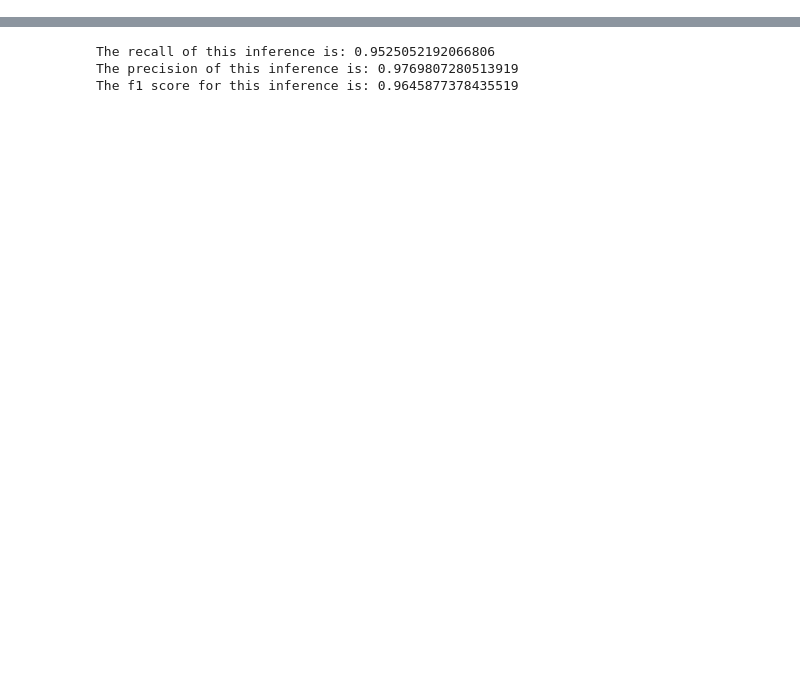
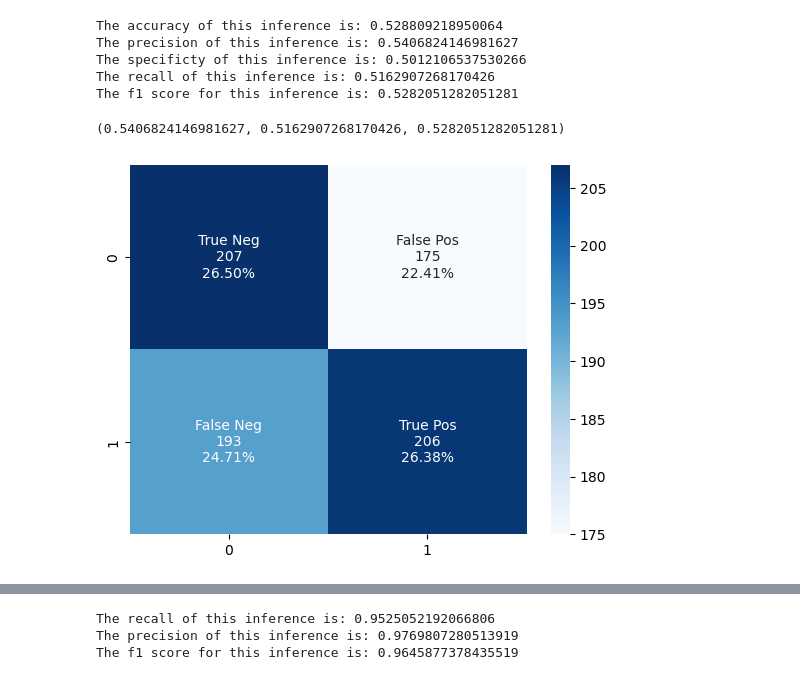
Before and after one commit to Luke-zm/DSI_Proj, a Jupyter notebook: project_3/code/modelling.ipynb, the cells around one changed output, grey strips where cells are left out. Drawn from its saved outputs; the diff is of its cells as text; code cells hidden in the pictures; blank space fills up the shorter version.

```diff
--- a/project_3/code/modelling.ipynb
+++ b/project_3/code/modelling.ipynb
@@ -39,0 +106,23 @@ df.head()
+# %%
+def metrics_for_model(y_true, y_pred):
+    '''find the relavent metrics from confusion metrics
+    arg:
+        y_true: true value for y
+        y_pred: predicted value for y
+    out:
+        pre: precison score
+        rec: recall score
+        f1: f1 socre
+    '''
+    tn, fp, fn, tp =confusion_matrix(y_true, y_pred).ravel()
+    acc = (tp+tn)/(tp+fp+tn+fn)
+    pre = tp/(tp+fp)
+    sp = tn/(tn+tp)
+    rec = tp/(tp+fn)
+    f1 = 2*(pre*rec)/(pre+rec)
+    print(f"The accuracy of this inference is: {acc}")
+    print(f"The precision of this inference is: {pre}")
+    print(f"The specificty of this inference is: {sp}")
+    print(f"The recall of this inference is: {rec}")
+    print(f"The f1 score for this inference is: {f1}")
+    return pre, rec, f1
@@ -39,0 +132,14 @@ df.head()
+# %%
+base_line = BaseLineModel(X_train, y_train)
+y_pred_base = base_line.predict(X_test)
+# %%
+print_confusion_matrix(y_test, y_pred_base);
+metrics_for_model(y_test, y_pred_base)
+# %% [output]
+The accuracy of this inference is: 0.528809218950064
+The precision of this inference is: 0.5406824146981627
+The specificty of this inference is: 0.5012106537530266
+The recall of this inference is: 0.5162907268170426
+The f1 score for this inference is: 0.5282051282051281
+(0.5406824146981627, 0.5162907268170426, 0.5282051282051281)
+[figure, added]
```
Also changed, not shown: parts of 22 cells of this notebook, 6 other files.
